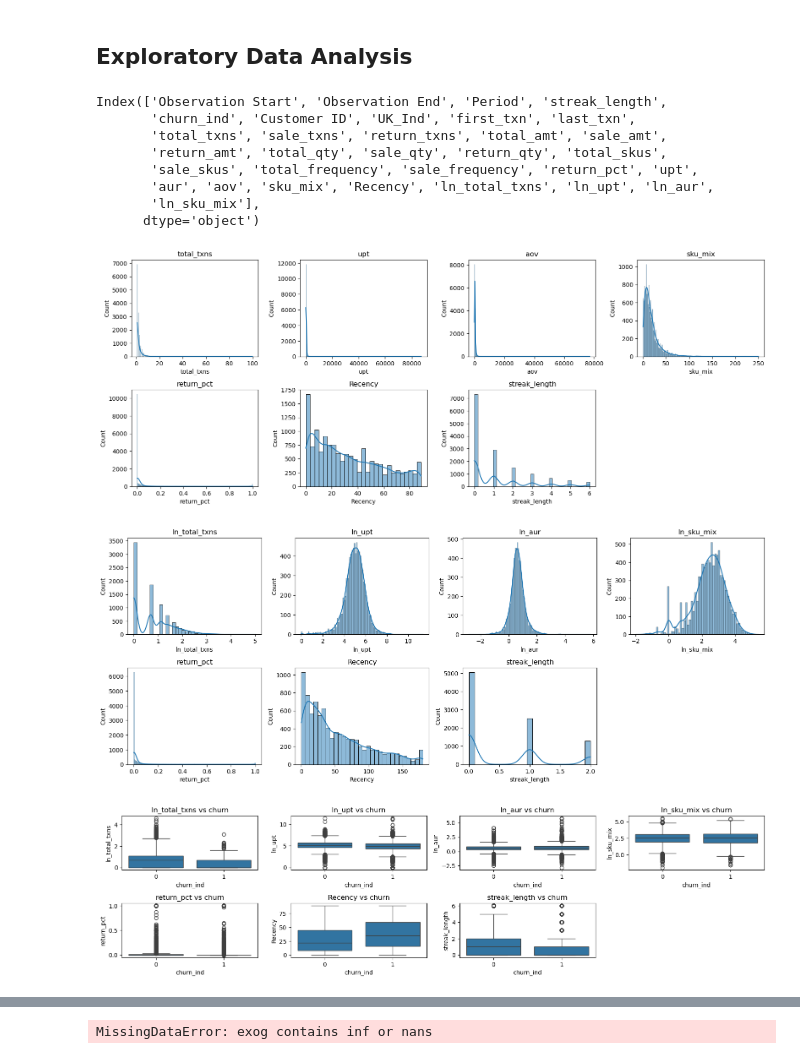
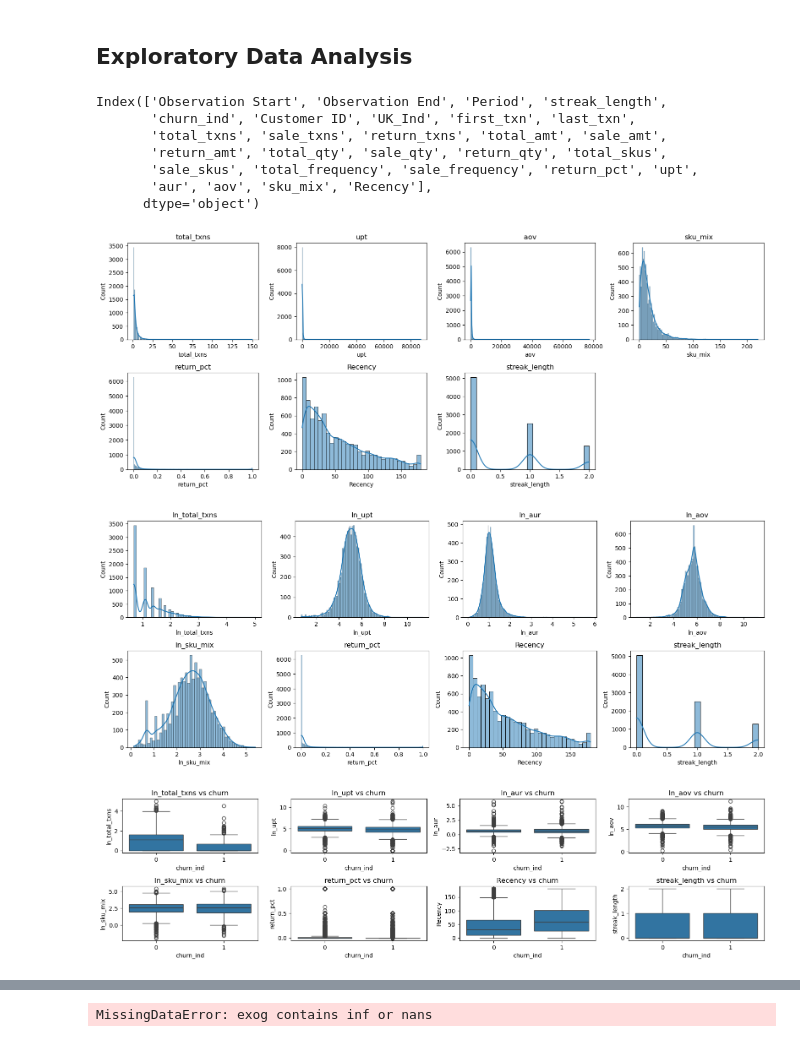
Before and after one commit to hunterphelan/Churn-Prediction, a Jupyter notebook: analysis_v1.2.ipynb, the cells around one changed output, grey strips where cells are left out. Saved outputs shown, nothing was run; the diff lists cells and outputs as text; code cells hidden in the pictures.

```diff
--- a/analysis_v1.2.ipynb
+++ b/analysis_v1.2.ipynb
@@ -196,11 +192,11 @@ def calc_temporal_factors(df, n):
         df_i = df[df['InvoiceDate'].between(period_start,period_end)]
         df_i = aggregate_by_cx(df_i)
 
-        # Tag if customer churns in next period
+        # Tag if customer churns in next period (churn defined by having at least 1 sale transaction in the next period)
         if i==0:
             churn_ind = np.nan
         else:
-            churn_ind = df_i['Customer ID'].isin(df_next_period['Customer ID']).map({True: 0, False: 1})
+            churn_ind = df_i['Customer ID'].isin(df_next_period.loc[df_next_period['sale_txns'] > 0, 'Customer ID']).map({True: 0, False: 1})
 
         # Define new columns for Churn Indicator & Observation Period
         df_i.insert(loc=0, column='churn_ind', value=churn_ind)
@@ -281,8 +277,7 @@ Index(['Observation Start', 'Observation End', 'Period', 'streak_length',
        'total_txns', 'sale_txns', 'return_txns', 'total_amt', 'sale_amt',
        'return_amt', 'total_qty', 'sale_qty', 'return_qty', 'total_skus',
        'sale_skus', 'total_frequency', 'sale_frequency', 'return_pct', 'upt',
-       'aur', 'aov', 'sku_mix', 'Recency', 'ln_total_txns', 'ln_upt', 'ln_aur',
-       'ln_sku_mix'],
+       'aur', 'aov', 'sku_mix', 'Recency'],
       dtype='object')
 # %%
 ### Distribution of key variable
@@ -291,49 +286,50 @@ key_vars = ['total_txns', 'upt', 'aov', 'sku_mix', 'return_pct', 'Recency', 'str
 plt.figure(figsize=(16, 12))
 for i, col in enumerate(key_vars, 1):
     plt.subplot(4, 4, i)
-    sns.histplot(df_90[col], kde=True)
+    sns.histplot(df_180[col], kde=True)
     plt.title(col)
 plt.tight_layout()
 plt.show()
 # %% [output]
-[figure, old version]
+[figure, new version]
 # %%
 ### Take natural log of continuous, skewed columns
-cols = ['total_txns', 'upt', 'aur', 'sku_mix']
+cols = ['total_txns', 'upt', 'aur', 'aov', 'sku_mix']
 def log_cols(df, cols):
     """
     Take natural log of continuous, skewed columns.
     """
     for c in cols:
-        df.loc[:, f"ln_{c}"] = np.log(df[c])
+        #df.loc[:, f"ln_{c}"] = np.log(df[c])
+        df.loc[:, f"ln_{c}"] = np.log(abs(df[c])+1) * np.sign(df[c])
     return df
 
 log_cols(df_90, cols)
 log_cols(df_180, cols)
 
 
 ### Distribution of key variable
-key_vars = ['ln_total_txns', 'ln_upt', 'ln_aur', 'ln_sku_mix', 'return_pct', 'Recency', 'streak_length']
+key_vars = ['ln_total_txns', 'ln_upt', 'ln_aur', 'ln_aov', 'ln_sku_mix', 'return_pct', 'Recency', 'streak_length']
 plt.figure(figsize=(16, 12))
 for i, col in enumerate(key_vars, 1):
     plt.subplot(4, 4, i)
     sns.histplot(df_180[col], kde=True)
     plt.title(col)
 plt.tight_layout()
 plt.show()
 # %% [output]
-[figure, old version]
+[figure, new version]
 # %%
 ### Input replationships with churn
 plt.figure(figsize=(16, 8))
 for i, col in enumerate(key_vars, 1):
     plt.subplot(4, 4, i)
-    sns.boxplot(x="churn_ind", y=col, data=df_90)
+    sns.boxplot(x="churn_ind", y=col, data=df_180)
     plt.title(f"{col} vs churn")
 plt.tight_layout()
 plt.show()
 # %% [output]
-[figure, old version]
+[figure, new version]
 # %%
 #df_180['Period'] = df_churn['df_180'].astype('category')
 cat_vars = ["Period", "UK_Ind"]
```
Also changed, not shown: parts of 12 cells of this notebook, 2 other files.
